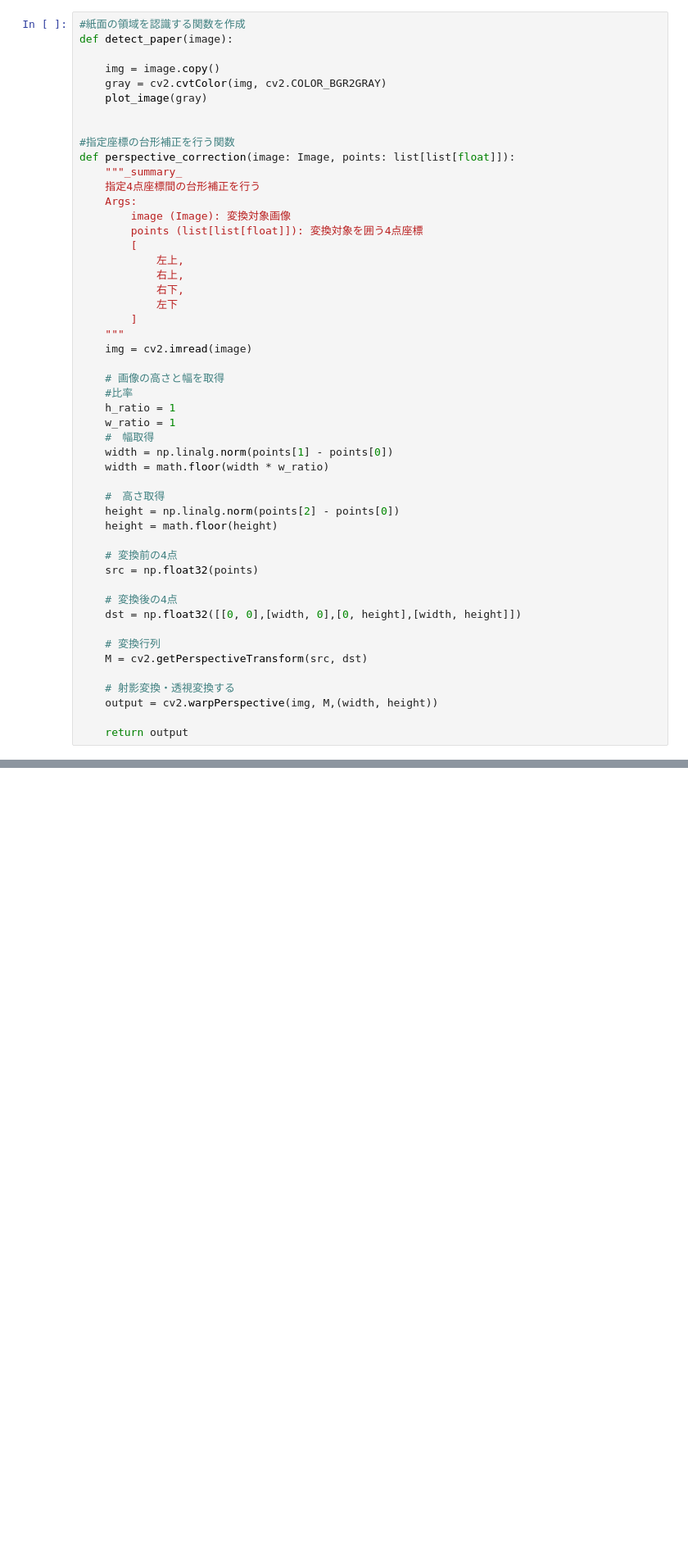
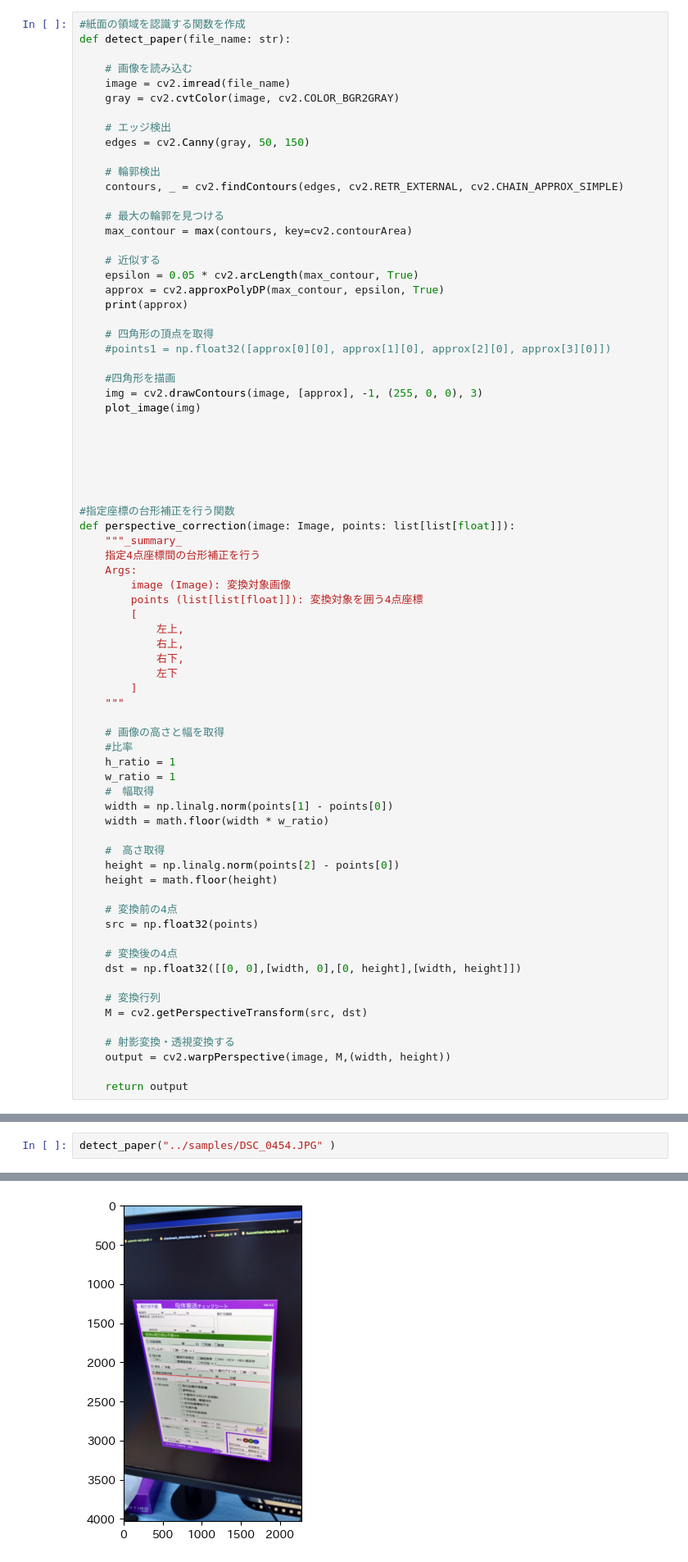
Before and after one commit to tsyu12345/OCR-Sample, a Jupyter notebook: OCR-Sample/checkmark_detection.ipynb, the cells around one changed output, grey strips where cells are left out. Shown at 82% size. Drawn from its saved outputs; the diff is of its cells as text; blank space fills up the shorter version.

```diff
--- a/OCR-Sample/checkmark_detection.ipynb
+++ b/OCR-Sample/checkmark_detection.ipynb
@@ -54,11 +55,36 @@ plot_image(image)
 紙面の輪郭抽出　→ 4角の座標を検知→台形補正
 # %%
 #紙面の領域を認識する関数を作成
-def detect_paper(image):
+def detect_paper(file_name: str):
 
-    img = image.copy()
-    gray = cv2.cvtColor(img, cv2.COLOR_BGR2GRAY)
-    plot_image(gray)
+    # 画像を読み込む
+    image = cv2.imread(file_name)
+    gray = cv2.cvtColor(image, cv2.COLOR_BGR2GRAY)
+
+    # エッジ検出
+    edges = cv2.Canny(gray, 50, 150)
+
+    # 輪郭検出
+    contours, _ = cv2.findContours(edges, cv2.RETR_EXTERNAL, cv2.CHAIN_APPROX_SIMPLE)
+
+    # 最大の輪郭を見つける
+    max_contour = max(contours, key=cv2.contourArea)
+
+    # 近似する
+    epsilon = 0.05 * cv2.arcLength(max_contour, True)
+    approx = cv2.approxPolyDP(max_contour, epsilon, True)
+    print(approx)
+
+    # 四角形の頂点を取得
+    #points1 = np.float32([approx[0][0], approx[1][0], approx[2][0], approx[3][0]])
+
+    #四角形を描画
+    img = cv2.drawContours(image, [approx], -1, (255, 0, 0), 3)
+    plot_image(img)
+
+
+
+
 
 
 #指定座標の台形補正を行う関数
@@ -75,7 +101,6 @@ def perspective_correction(image: Image, points: list[list[float]]):
             左下
         ]
     """
-    img = cv2.imread(image)
 
     # 画像の高さと幅を取得
     #比率
@@ -99,6 +124,6 @@ def perspective_correction(image: Image, points: list[list[float]]):
     M = cv2.getPerspectiveTransform(src, dst)
 
     # 射影変換・透視変換する
-    output = cv2.warpPerspective(img, M,(width, height))
+    output = cv2.warpPerspective(image, M,(width, height))
 
     return output
@@ -108,0 +130,3 @@ detect_paper(image)
+# %%
+detect_paper("../samples/DSC_0454.JPG" )
+# %% [output]
@@ -109,3 +136,4 @@ detect_paper(image)
+[figure, added]
 # %% [markdown]
 ## チェックボックスの認識
 # %%
```
Also changed, not shown: parts of 4 cells of this notebook.
